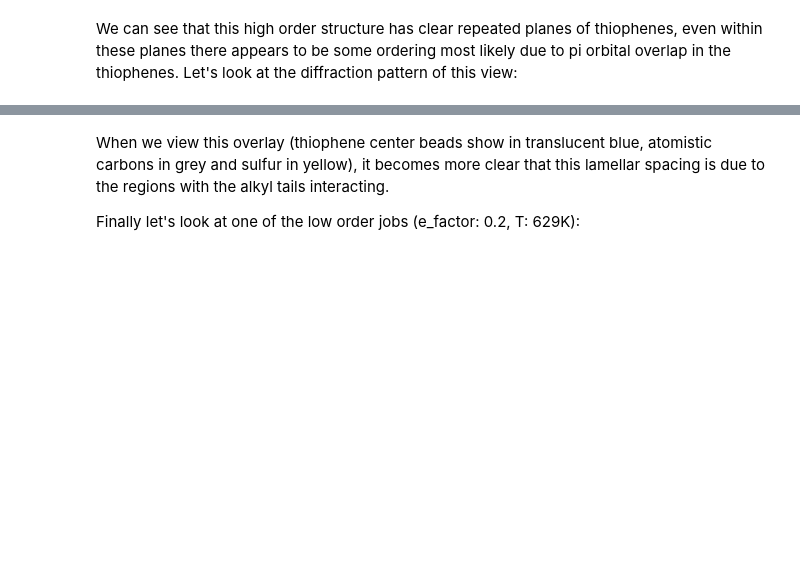
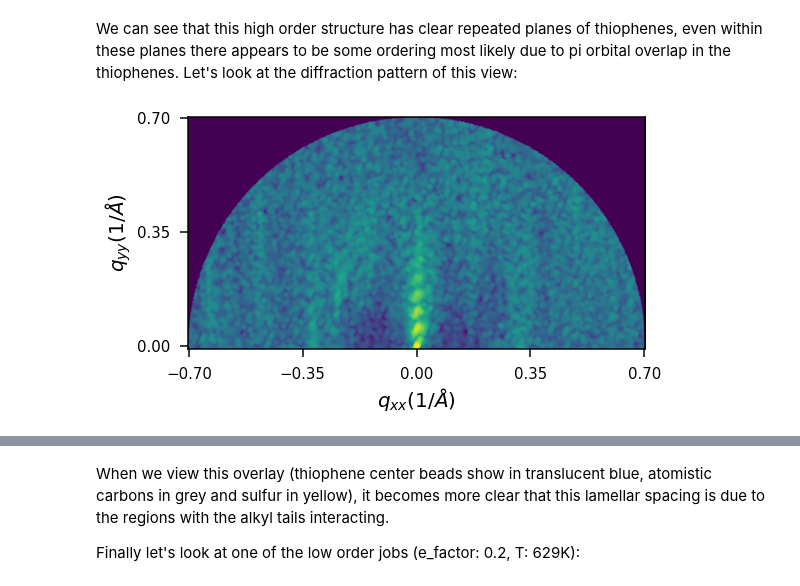
Before and after one commit to cmelab/p3ht_validation, a Jupyter notebook: Order_parameter_analysis.ipynb, the cells around one changed output, grey strips where cells are left out. Drawn from its saved outputs; the diff is of its cells as text; code cells hidden in the pictures; blank space fills up the shorter version.

```diff
--- a/Order_parameter_analysis.ipynb
+++ b/Order_parameter_analysis.ipynb
@@ -195,11 +228,13 @@ We can see that this high order structure has clear repeated planes of thiophene
 # %%
 d = Diffractometer(length_scale=float(ref_distance))
 d.load(info["positions"], info["box"][:3])
 d.diffract_from_camera(cam)
-d.plot()
+fig, ax = d.plot()
 y_min, y_max = ax.get_ylim()
 ax.set_ylim((-0.01, y_max))
 plt.show()
+# %% [output]
+[figure, added]
 # %% [markdown]
 In this view, we can see bright peaks in the $q_{yy}$-direction corresponding to the lamellar spacing. The pi-stacking can also faintly be seen in the $q_{xx}$-direction. We can label these peaks with their distance from the origin using the interactive PeakLabeller class provided in GIXStapose. (To see a demo of how to use this class check out the [GIXStapose example](https://github.com/cmelab/GIXStapose/blob/master/examples/Figure_Example.ipynb).)
 
```
Also changed, not shown: parts of 10 cells of this notebook.
